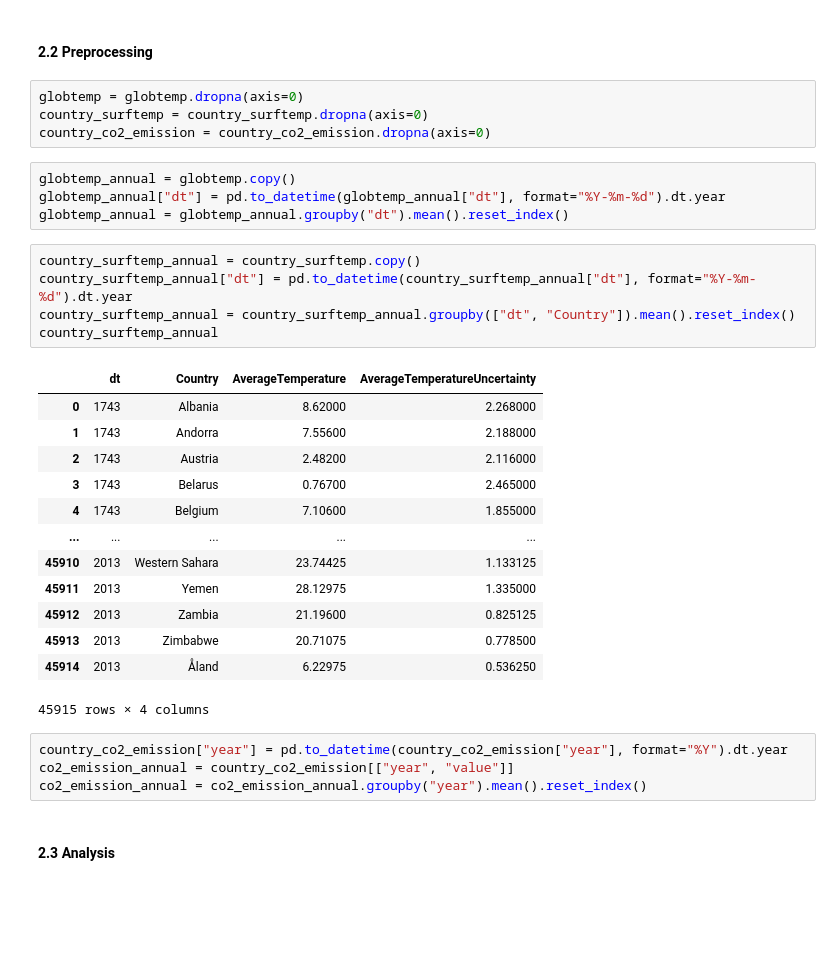
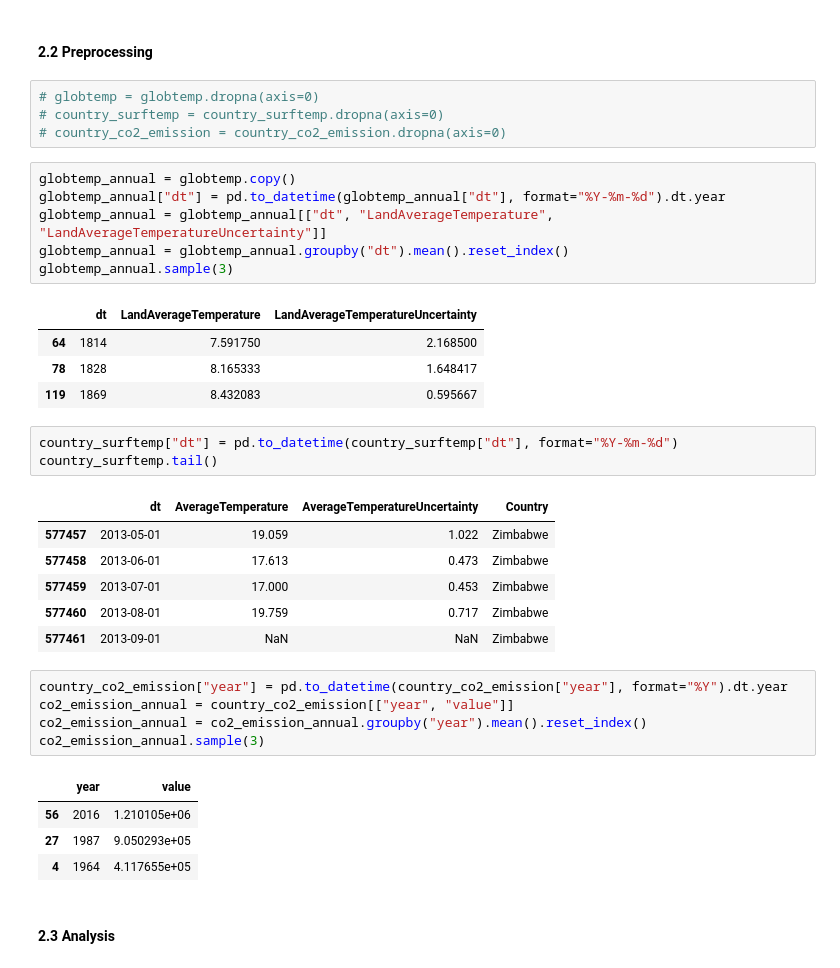
Before and after one commit to TGHuybu/AirPollutionAnalysis, a Jupyter notebook: GlobalWarmingAnalysis.ipynb, the cells around one changed output. Saved outputs shown, nothing was run; the diff lists cells and outputs as text; blank space fills up the shorter version.

```diff
--- a/GlobalWarmingAnalysis.ipynb
+++ b/GlobalWarmingAnalysis.ipynb
@@ -30,36 +30,40 @@ country_co2_emission = pd.read_csv("data/co2_emissions_kt_by_country.csv")
 # %% [markdown]
 #### **2.2 Preprocessing**
 # %%
-globtemp = globtemp.dropna(axis=0)
-country_surftemp = country_surftemp.dropna(axis=0)
-country_co2_emission = country_co2_emission.dropna(axis=0)
+# globtemp = globtemp.dropna(axis=0)
+# country_surftemp = country_surftemp.dropna(axis=0)
+# country_co2_emission = country_co2_emission.dropna(axis=0)
 # %%
 globtemp_annual = globtemp.copy()
 globtemp_annual["dt"] = pd.to_datetime(globtemp_annual["dt"], format="%Y-%m-%d").dt.year
+globtemp_annual = globtemp_annual[["dt", "LandAverageTemperature", "LandAverageTemperatureUncertainty"]]
 globtemp_annual = globtemp_annual.groupby("dt").mean().reset_index()
+globtemp_annual.sample(3)
+# %% [output]
+|  | dt | LandAverageTemperature | LandAverageTemperatureUncertainty |
+| 64 | 1814 | 7.591750 | 2.168500 |
+| 78 | 1828 | 8.165333 | 1.648417 |
+| 119 | 1869 | 8.432083 | 0.595667 |
 # %%
-country_surftemp_annual = country_surftemp.copy()
-country_surftemp_annual["dt"] = pd.to_datetime(country_surftemp_annual["dt"], format="%Y-%m-%d").dt.year
-country_surftemp_annual = country_surftemp_annual.groupby(["dt", "Country"]).mean().reset_index()
-country_surftemp_annual
+country_surftemp["dt"] = pd.to_datetime(country_surftemp["dt"], format="%Y-%m-%d")
+country_surftemp.tail()
 # %% [output]
-|  | dt | Country | AverageTemperature | AverageTemperatureUncertainty |
-| 0 | 1743 | Albania | 8.62000 | 2.268000 |
-| 1 | 1743 | Andorra | 7.55600 | 2.188000 |
-| 2 | 1743 | Austria | 2.48200 | 2.116000 |
-| 3 | 1743 | Belarus | 0.76700 | 2.465000 |
-| 4 | 1743 | Belgium | 7.10600 | 1.855000 |
-| ... | ... | ... | ... | ... |
-| 45910 | 2013 | Western Sahara | 23.74425 | 1.133125 |
-| 45911 | 2013 | Yemen | 28.12975 | 1.335000 |
-| 45912 | 2013 | Zambia | 21.19600 | 0.825125 |
-| 45913 | 2013 | Zimbabwe | 20.71075 | 0.778500 |
-| 45914 | 2013 | Åland | 6.22975 | 0.536250 |
+|  | dt | AverageTemperature | AverageTemperatureUncertainty | Country |
+| 577457 | 2013-05-01 | 19.059 | 1.022 | Zimbabwe |
+| 577458 | 2013-06-01 | 17.613 | 0.473 | Zimbabwe |
+| 577459 | 2013-07-01 | 17.000 | 0.453 | Zimbabwe |
+| 577460 | 2013-08-01 | 19.759 | 0.717 | Zimbabwe |
+| 577461 | 2013-09-01 | NaN | NaN | Zimbabwe |
-45915 rows × 4 columns
 # %%
 country_co2_emission["year"] = pd.to_datetime(country_co2_emission["year"], format="%Y").dt.year
 co2_emission_annual = country_co2_emission[["year", "value"]]
 co2_emission_annual = co2_emission_annual.groupby("year").mean().reset_index()
+co2_emission_annual.sample(3)
+# %% [output]
+|  | year | value |
+| 56 | 2016 | 1.210105e+06 |
+| 27 | 1987 | 9.050293e+05 |
+| 4 | 1964 | 4.117655e+05 |
 # %% [markdown]
 #### **2.3 Analysis**
 # %% [markdown]
```
Also changed, not shown: parts of 9 cells of this notebook.
